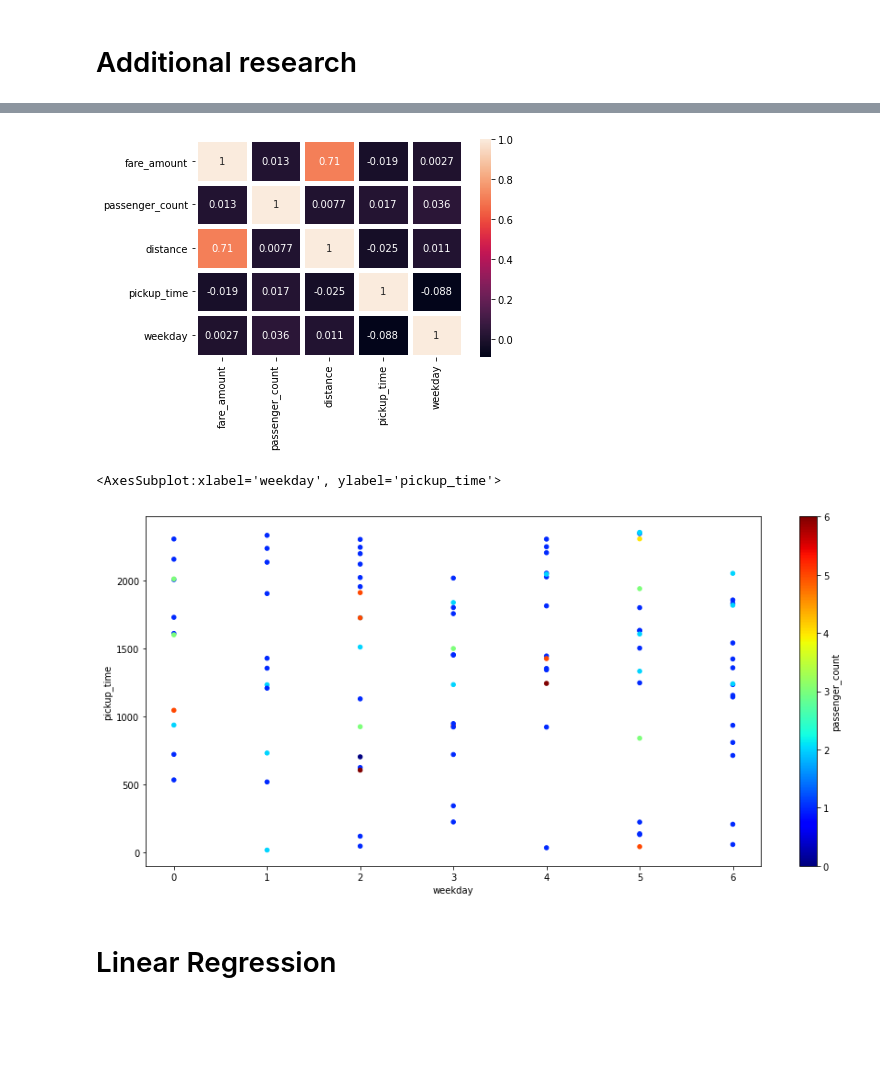
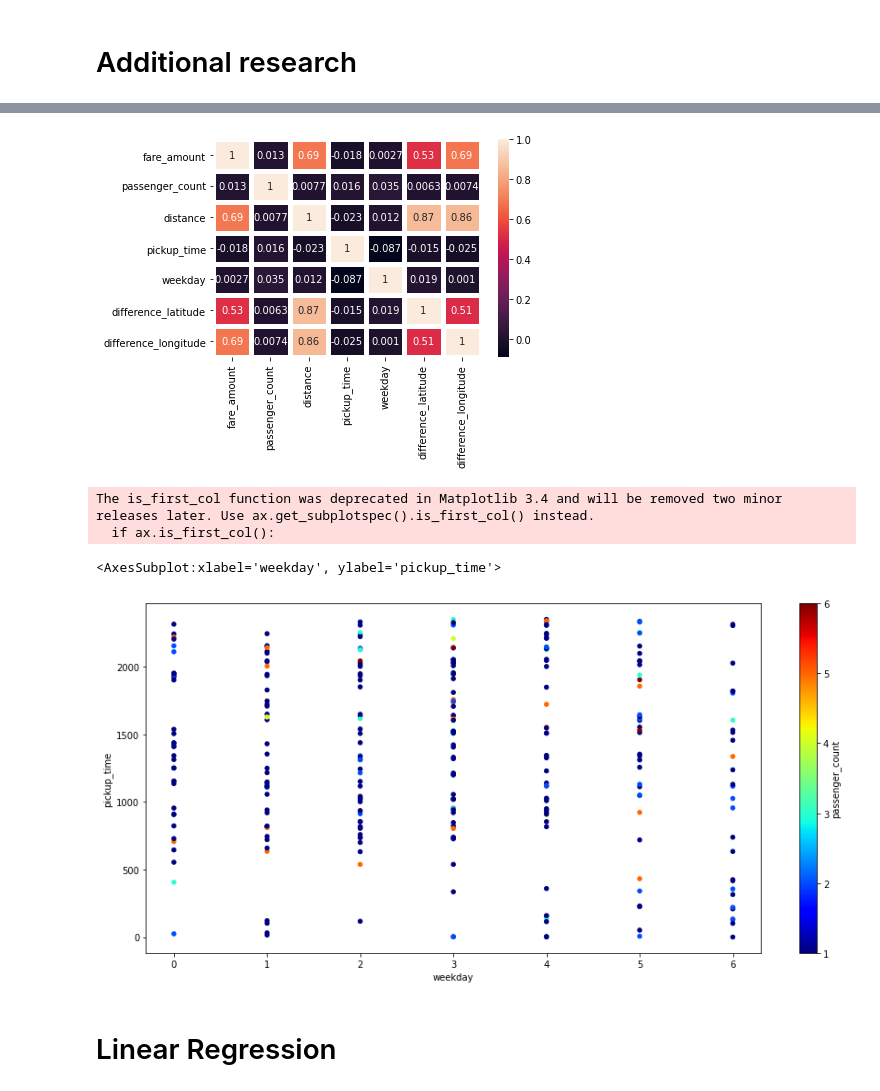
Before and after one commit to humennaT01/machine-learning, a Jupyter notebook: IndividualTask/Regression/IndivTask1.ipynb, the cells around one changed output, grey strips where cells are left out. Cells and saved outputs as stored; diff of their text form; code cells hidden in the pictures; blank space fills up the shorter version.

```diff
--- a/IndividualTask/Regression/IndivTask1.ipynb
+++ b/IndividualTask/Regression/IndivTask1.ipynb
@@ -9,7 +9,7 @@ from sklearn.pipeline import Pipeline
 from sklearn.preprocessing import PolynomialFeatures
 from sklearn import metrics
 # %%
-df=pd.read_csv('train.csv',nrows =1_000_000)
+df=pd.read_csv('train.csv',nrows =3_000_000)
 df.head()
 # %% [output]
 |  | key | fare_amount | pickup_datetime | pickup_longitude | pickup_latitude | dropoff_longitude | ... |
@@ -116,3 +125,7 @@ df.head()
 | 2 | 2011-08-18 00:35:00.00000049 | 5.7 | -73.982738 | 40.761270 | -73.991242 | 40.750562 | ... |
 | 3 | 2012-04-21 04:30:42.0000001 | 7.7 | -73.987130 | 40.733143 | -73.991567 | 40.758092 | ... |
 | 4 | 2010-03-09 07:51:00.000000135 | 5.3 | -73.968095 | 40.768008 | -73.956655 | 40.783762 | ... |
+# %%
+#фільтрація даних
+df_filtered = df
+df_filtered = df_filtered.drop(columns=['pickup_latitude','pickup_longitude','dropoff_longitude',"dropoff_latitude"])
@@ -133,18 +159,19 @@ The is_first_col function was deprecated in Matplotlib 3.4 and will be removed t
 # %%
 #матриція кореляції
-cm=df[columns].corr()
+columns = ['fare_amount','passenger_count','distance','pickup_time','weekday','difference_latitude','difference_longitude']
+cm=df_filtered[columns].corr()
 hm=sns.heatmap(data = cm,
                cbar = True,
                annot = True,
                square = False,
                xticklabels = columns,
                yticklabels = columns,
                linewidths = 5)
 plt.show()
 # %% [output]
-[figure, old version]
+[figure, new version]
 # %%
-sample = df.sample(n=100)
+sample = df_filtered.sample(n=300)
 sample.plot(kind="scatter",
             y="pickup_time",
             x="weekday",
@@ -155,8 +182,10 @@ sample.plot(kind="scatter",
             sharex=False)
 #можемо побачити співвідношення між днем тижня та часом старту поїздки, враховуючи кількость пасажирів у таксі
 # %% [output]
-<AxesSubplot:xlabel='weekday', ylabel='pickup_time'>
+The is_first_col function was deprecated in Matplotlib 3.4 and will be removed two minor releases later. Use ax.get_subplotspec().is_first_col() instead.
+  if ax.is_first_col():
+<AxesSubplot:xlabel='weekday', ylabel='pickup_time'>
-[figure, old version]
+[figure, new version]
 # %% [markdown]
 # Linear Regression
 # %% [markdown]
```
Also changed, not shown: parts of 29 cells of this notebook.
